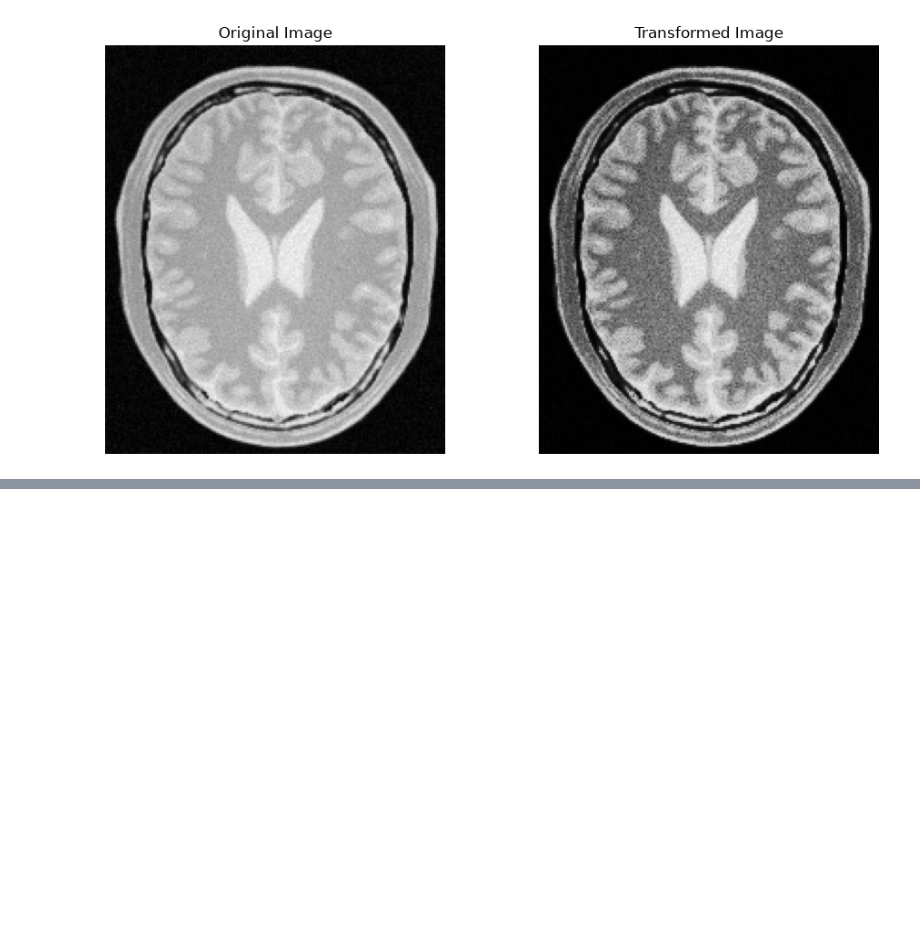
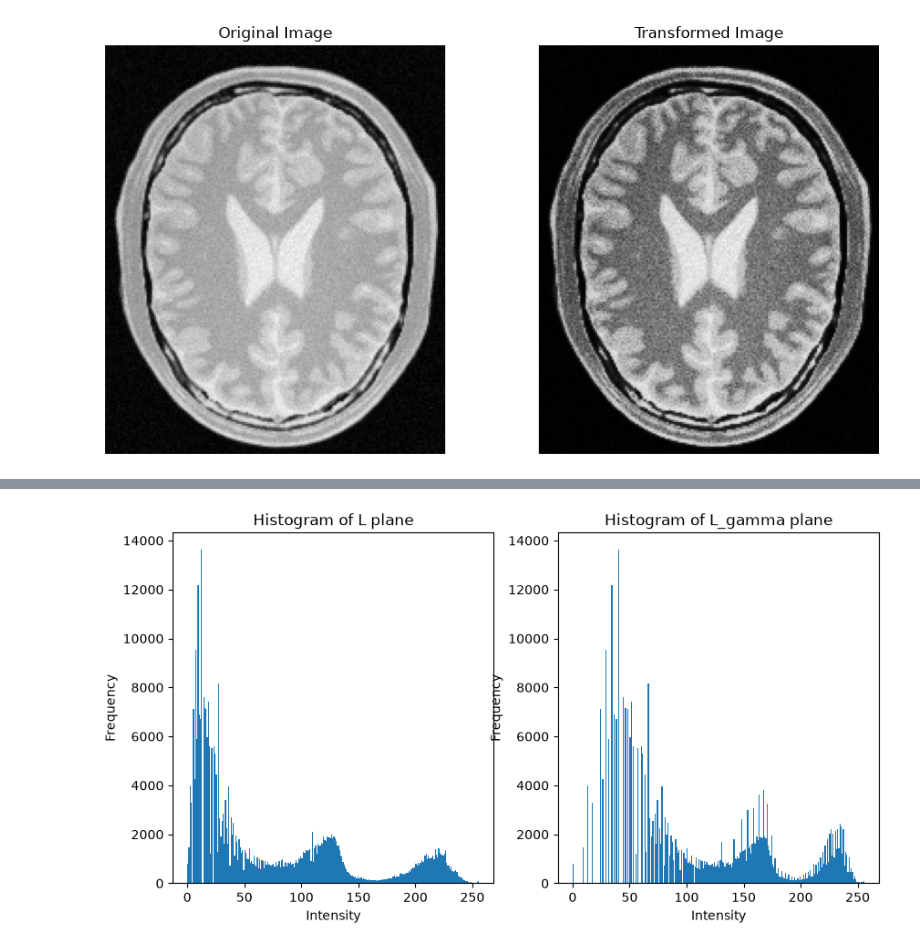
Before and after one commit to mokshan-123/EN3160-Assignment-01, a Jupyter notebook: EN3160_Assignment_1.ipynb, the cells around one changed output, grey strips where cells are left out. Saved outputs shown, nothing was run; the diff lists cells and outputs as text; code cells hidden in the pictures; blank space fills up the shorter version.

```diff
--- a/EN3160_Assignment_1.ipynb
+++ b/EN3160_Assignment_1.ipynb
@@ -153,0 +198,20 @@ plt.show()
+# %%
+#Histograms of the image
+
+plt.figure(figsize=(10,5))
+
+plt.subplot(1,2,1)
+plt.hist(l.ravel(), bins=256, range=[0, 256])
+plt.xlabel("Intensity")
+plt.ylabel("Frequency")
+plt.title("Histogram of L plane")
+
+plt.subplot(1,2,2)
+plt.hist(l_gamma.ravel(), bins=256, range=[0, 256])
+plt.xlabel("Intensity")
+plt.ylabel("Frequency")
+plt.title("Histogram of L_gamma plane")
+
+plt.show()
+# %% [output]
+[figure, added]
```
Also changed, not shown: parts of 4 cells of this notebook.
